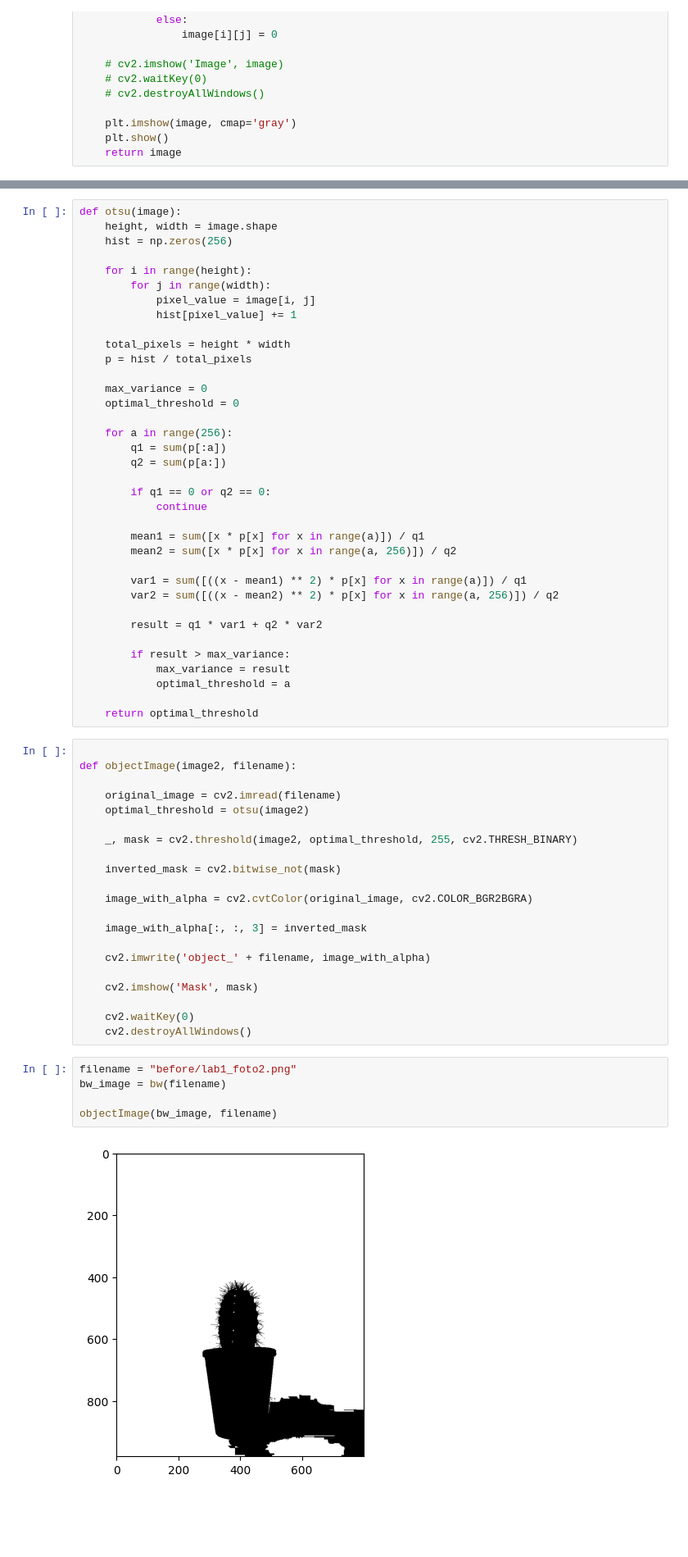
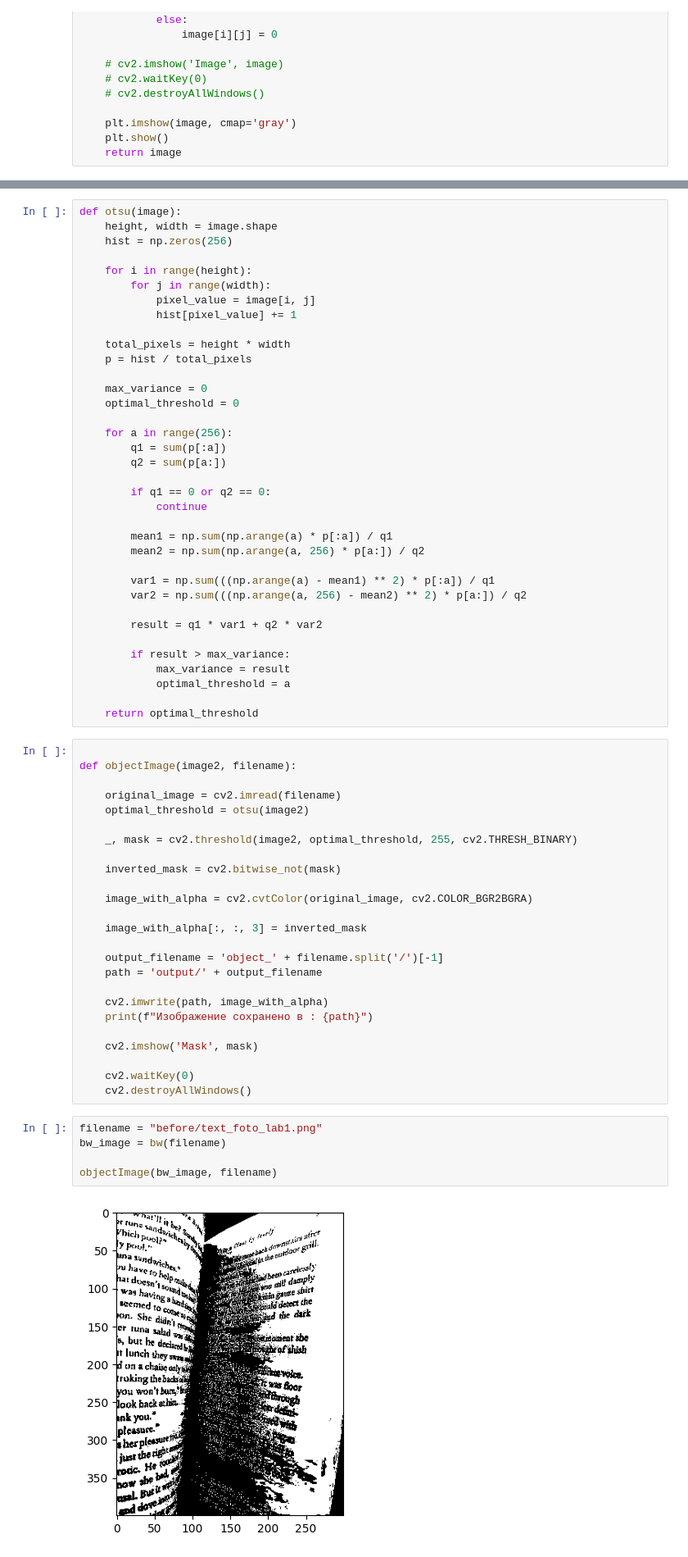
Before and after one commit to ELizaveta-Gribacheva/basics-of-computer-vision, a Jupyter notebook: lab_1.ipynb, the cells around one changed output, grey strips where cells are left out. Shown: that part at 82% size. Cells and saved outputs as stored; diff of their text form; blank space fills up the shorter version.

```diff
--- a/lab_1.ipynb
+++ b/lab_1.ipynb
@@ -61,11 +78,11 @@ def otsu(image):
         if q1 == 0 or q2 == 0:
             continue
 
-        mean1 = sum([x * p[x] for x in range(a)]) / q1
-        mean2 = sum([x * p[x] for x in range(a, 256)]) / q2
+        mean1 = np.sum(np.arange(a) * p[:a]) / q1
+        mean2 = np.sum(np.arange(a, 256) * p[a:]) / q2
 
-        var1 = sum([((x - mean1) ** 2) * p[x] for x in range(a)]) / q1
-        var2 = sum([((x - mean2) ** 2) * p[x] for x in range(a, 256)]) / q2
+        var1 = np.sum(((np.arange(a) - mean1) ** 2) * p[:a]) / q1
+        var2 = np.sum(((np.arange(a, 256) - mean2) ** 2) * p[a:]) / q2
 
         result = q1 * var1 + q2 * var2
 
@@ -89,16 +106,20 @@ def objectImage(image2, filename):
 
     image_with_alpha[:, :, 3] = inverted_mask
 
-    cv2.imwrite('object_' + filename, image_with_alpha)
+    output_filename = 'object_' + filename.split('/')[-1]
+    path = 'output/' + output_filename
+
+    cv2.imwrite(path, image_with_alpha)
+    print(f"Изображение сохранено в : {path}")
 
     cv2.imshow('Mask', mask)
 
     cv2.waitKey(0)
     cv2.destroyAllWindows()
 # %%
-filename = "before/lab1_foto2.png"
+filename = "before/text_foto_lab1.png"
 bw_image = bw(filename)
 
 objectImage(bw_image, filename)
 # %% [output]
-[figure, old version]
+[figure, new version]
```
Also changed, not shown: parts of 4 cells of this notebook, 13 other files.
